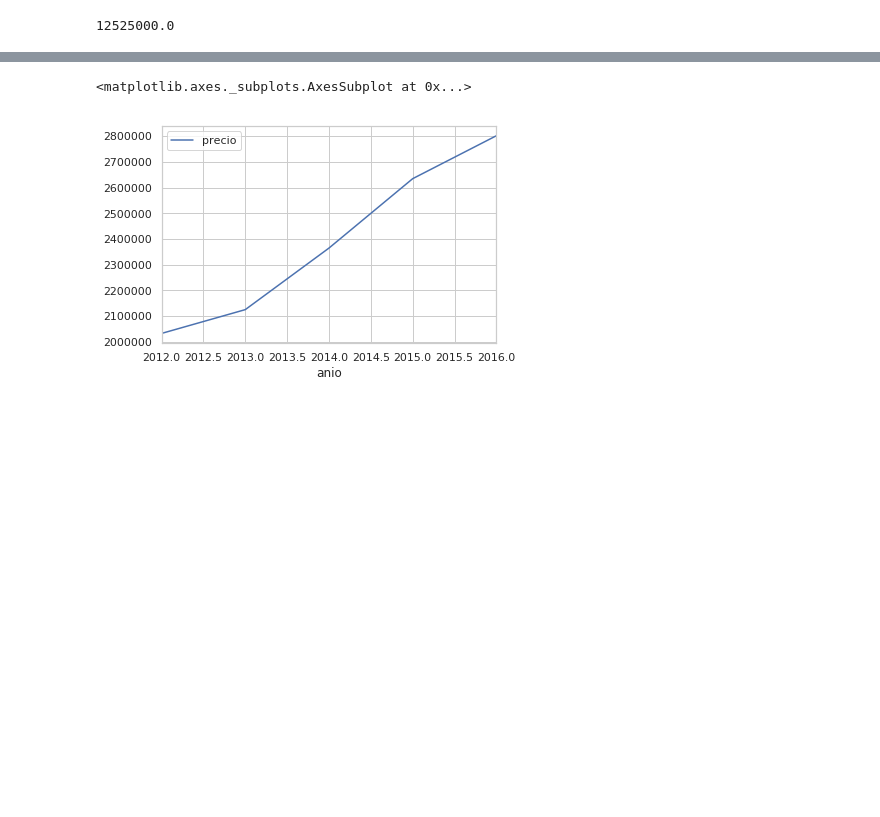
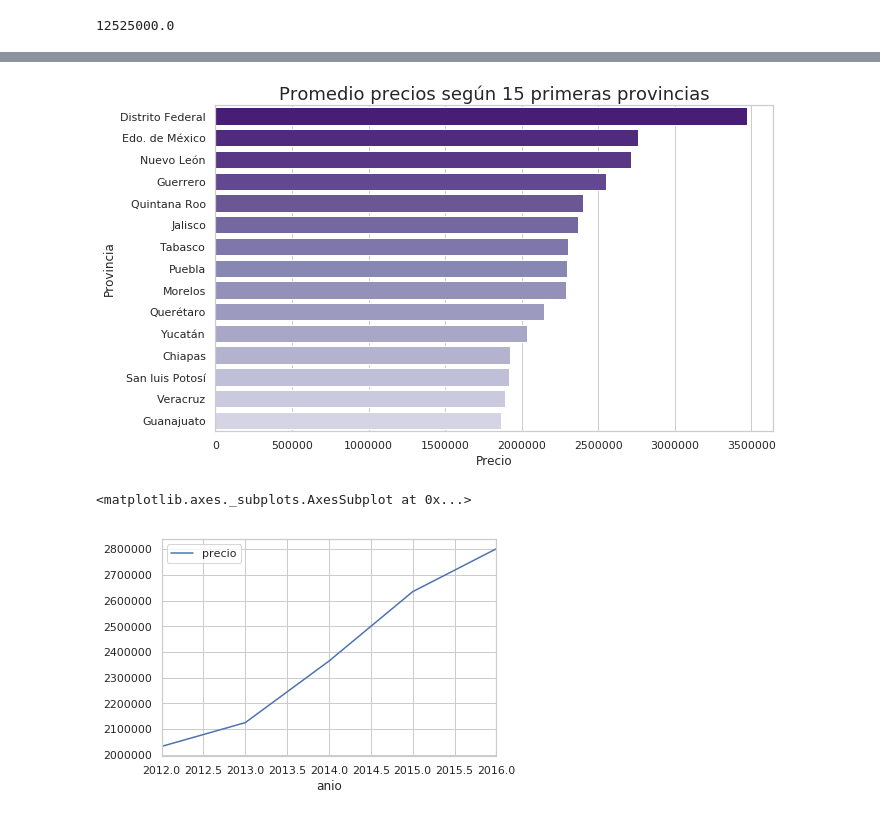
Before and after one commit to camilaserra5/7506-organizacion-de-datos, a Jupyter notebook: conclusionesPrecio.ipynb, the cells around one changed output, grey strips where cells are left out. Cells and saved outputs as stored; diff of their text form; code cells hidden in the pictures; blank space fills up the shorter version.

```diff
--- a/conclusionesPrecio.ipynb
+++ b/conclusionesPrecio.ipynb
@@ -104,3 +99,11 @@ ordenadoDescendente.head(50)
+# %%
+plt.figure(figsize=(10, 6))
+g = sns.barplot(y=df_provincia.reset_index().provincia, x=df_provincia.reset_index().precio, palette=sns.color_palette('Purples_r',20))
+g.set_title('Promedio precios según 15 primeras provincias', fontsize=18);
+g.set_xlabel('Precio');
+g.set_ylabel('Provincia');
+# %% [output]
+[figure, added]
 # %%
 df['anio'] = df['fecha'].dt.year
 df2=df.groupby(['anio']).agg({'precio':'mean'}).reset_index()
```
Also changed, not shown: parts of 8 cells of this notebook.
